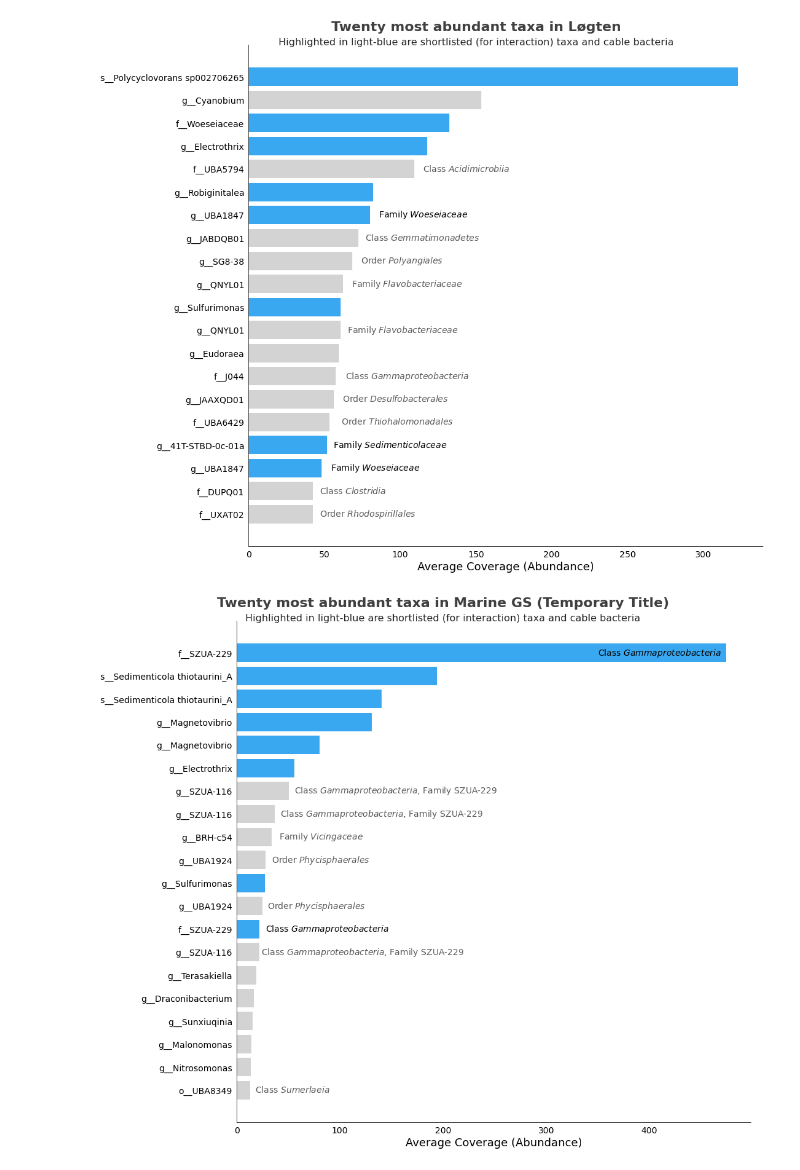
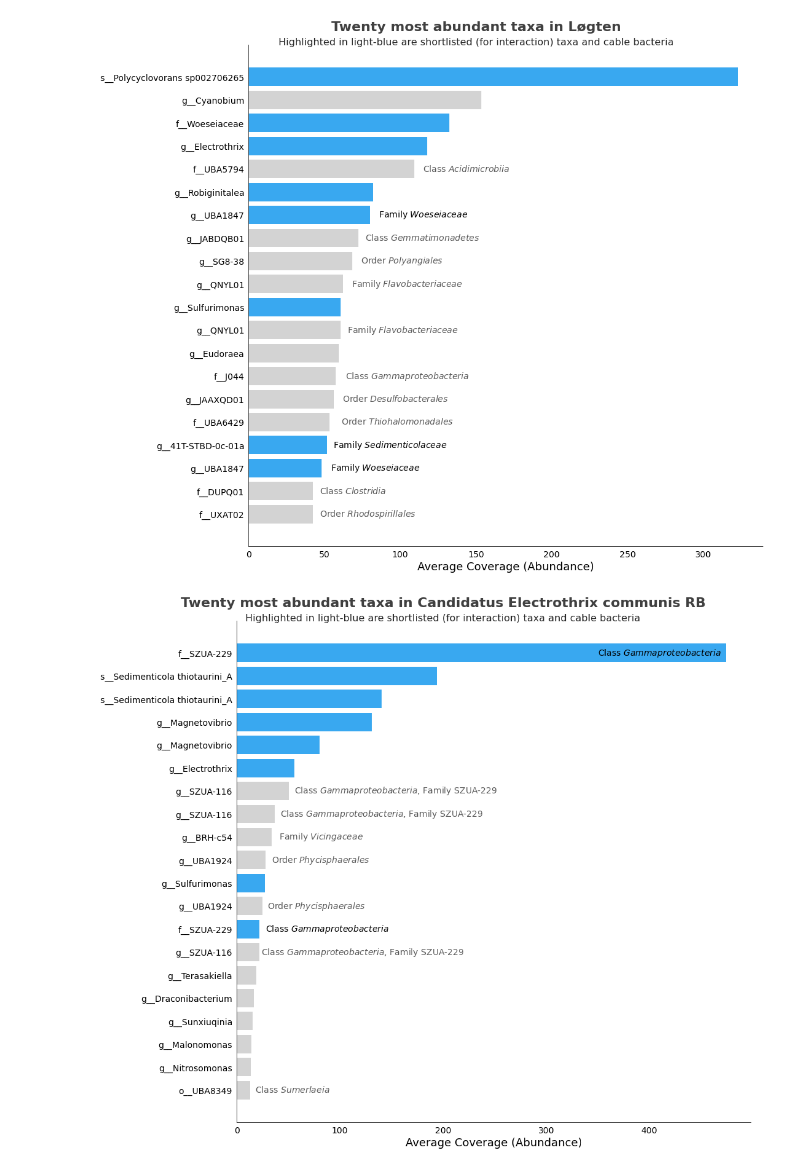
Before and after one commit to artur-sannikov/aarhus-internship-code, a Jupyter notebook: notebooks/figures.ipynb, the cells around one changed output. Drawn from its saved outputs; the diff is of its cells as text; code cells hidden in the pictures.

```diff
--- a/notebooks/figures.ipynb
+++ b/notebooks/figures.ipynb
@@ -714,35 +714,35 @@ plt.xlabel("Average Coverage (Abundance)", fontsize=18)
 
 # Title
 plt.text(
-    s="Twenty most abundant taxa in Marine GS (Temporary Title)",
+    s="Twenty most abundant taxa in Candidatus Electrothrix communis RB",
     x=200,
     y=-2,
     ha="center",
     fontdict=font_title,
 )
 
 # Subtitle
 plt.text(
     s="Highlighted in light-blue are shortlisted (for interaction) taxa and cable bacteria",
     x=200,
     y=-1.4,
     ha="center",
     fontdict=font_subtitle,
 )
 
 # Provide more background information on cryptically named taxa
 plt.text(s="Class $\itGammaproteobacteria$", x=350, y=0.1, **black_style)
 plt.text(s="Class $\itGammaproteobacteria$, Family SZUA-229", x=56, y=6.1, **grey_style)
 plt.text(s="Class $\itGammaproteobacteria$, Family SZUA-229", x=42, y=7.1, **grey_style)
 plt.text(s="Family $\itVicingaceae$", x=41, y=8.1, **grey_style)
 plt.text(s="Order $\itPhycisphaerales$", x=34, y=9.1, **grey_style)
 plt.text(s="Order $\itPhycisphaerales$", x=30, y=11.1, **grey_style)
 plt.text(s="Class $\itGammaproteobacteria$", x=28, y=12.1, **black_style)
 plt.text(
     s="Class $\itGammaproteobacteria$, Family SZUA-229", x=24, y=13.1, **grey_style
 )
 plt.text(s="Class $\itSumerlaeia$", x=18, y=19.1, **grey_style)
 
 plt.savefig("thesis_figures/twenty_most_abundant_taxa_in_marine_gs.png")
 # %% [output]
-[figure, old version]
+[figure, new version]
```
Also changed, not shown: parts of 1 cell of this notebook.
